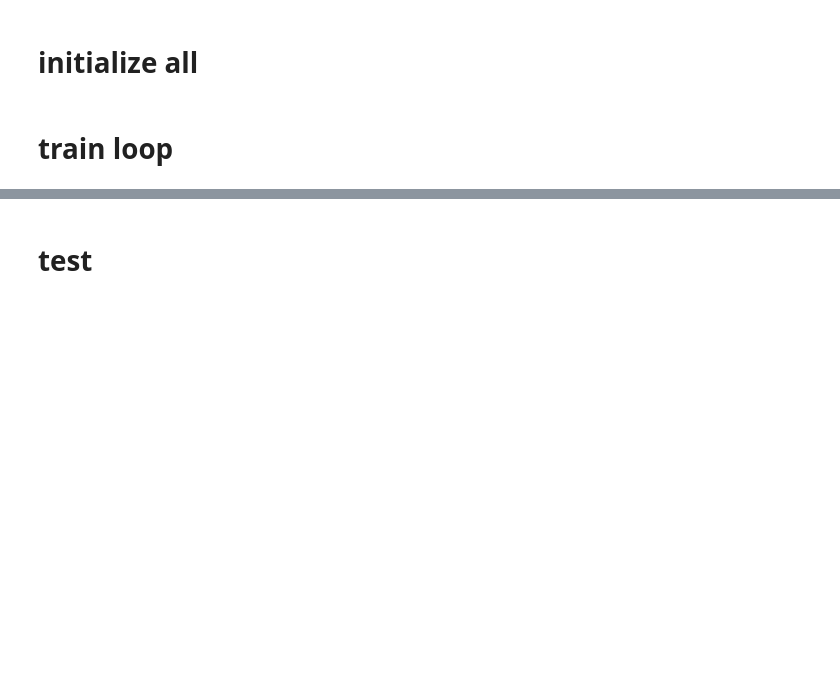
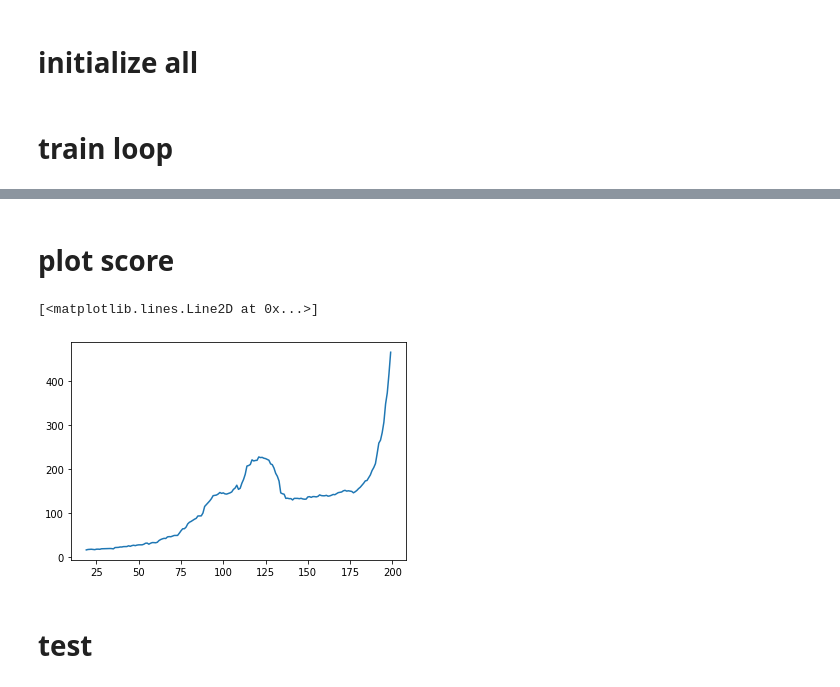
Before and after one commit to skywalker0803r/pytorch_Exercise, a Jupyter notebook: Actor_Critic.ipynb, the cells around one changed output, grey strips where cells are left out. Saved outputs shown, nothing was run; the diff lists cells and outputs as text; code cells hidden in the pictures; blank space fills up the shorter version.

```diff
--- a/Actor_Critic.ipynb
+++ b/Actor_Critic.ipynb
@@ -72,7 +76,9 @@ optimizerC = optim.Adam(critic.parameters())
 # %% [markdown]
 # train loop
 # %%
-for iter in tqdm(range(150)):
+score_record = []
+
+for iter in tqdm(range(200)):
 
     state = env.reset()
     log_probs = []
@@ -103,6 +109,7 @@ for iter in tqdm(range(150)):
 
         if done:
             print('Iteration: {}, Score: {}'.format(iter, i))
+            score_record.append(i)
             break
 
 
@@ -149,3 +156,10 @@ Iteration: 149, Score: 610
+# %% [markdown]
+# plot score
+# %%
+plt.plot(pd.Series(score_record,name='score_record').rolling(20).mean())
+# %% [output]
+[<matplotlib.lines.Line2D at 0x...>]
+[figure, added]
 # %% [markdown]
 # test
 # %%
```
Also changed, not shown: parts of 4 cells of this notebook.
